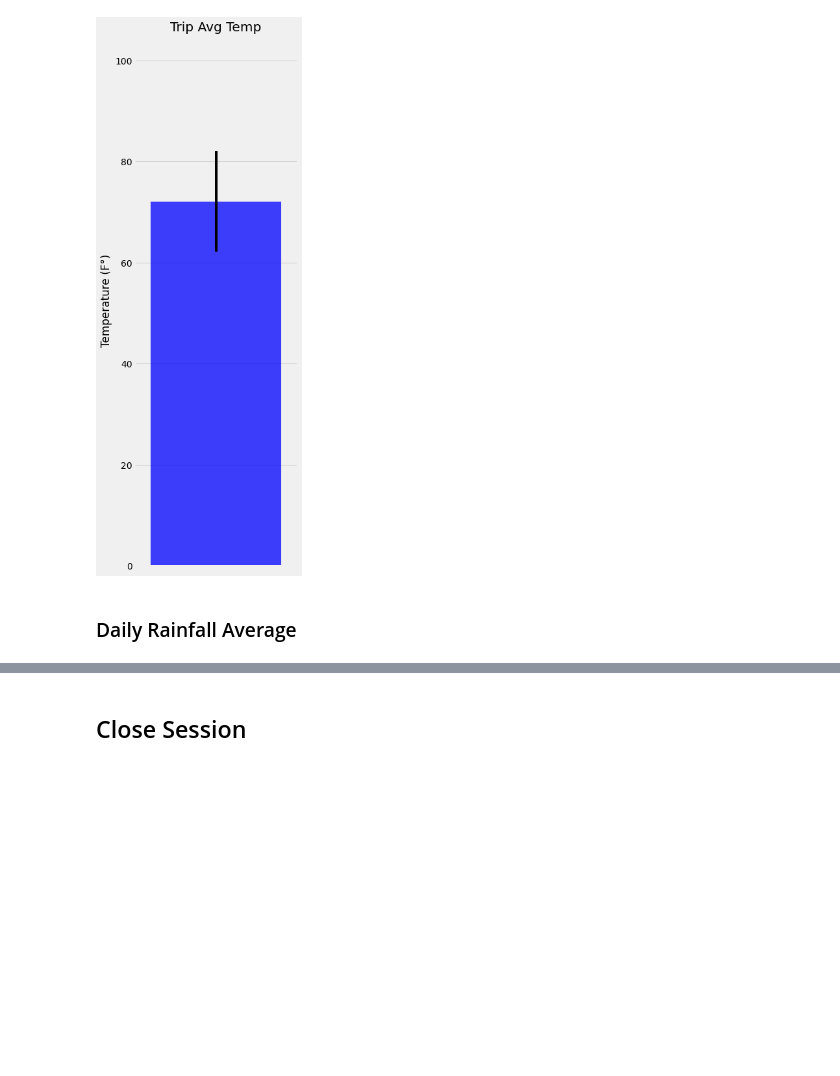
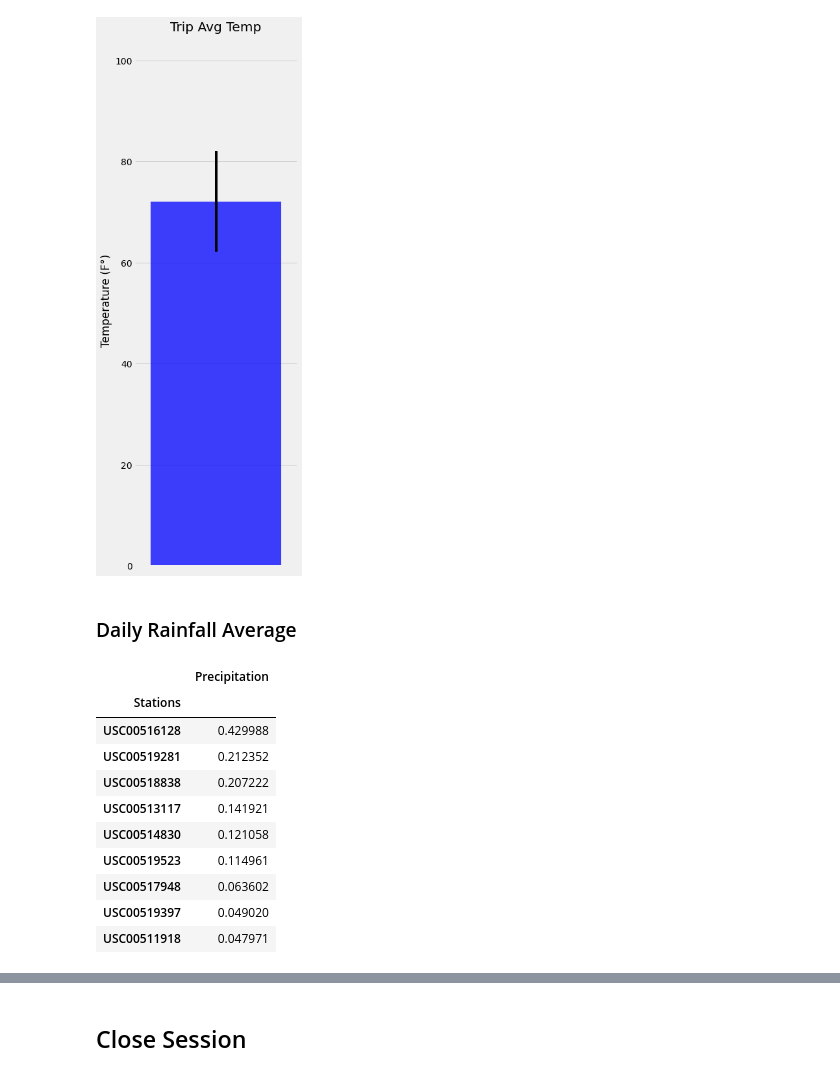
Before and after one commit to RaulMaya/Planning-Holidays, a Jupyter notebook: temp_analysis_bonus_2_starter.ipynb, the cells around one changed output, grey strips where cells are left out. Cells and saved outputs as stored; diff of their text form; code cells hidden in the pictures; blank space fills up the shorter version.

```diff
--- a/temp_analysis_bonus_2_starter.ipynb
+++ b/temp_analysis_bonus_2_starter.ipynb
@@ -99,4 +100,23 @@ plt.show()
 # %%
 # Calculate the total amount of rainfall per weather station for your trip dates using the previous year's
 # matching dates.
 # Sort this in descending order by precipitation amount and list the station, name, latitude, longitude, and elevation
+rainfall = session.query(Measurement.date, Measurement.station,Measurement.prcp).all()
+rainfall_df = pd.DataFrame(rainfall, columns=['Date', 'Stations','Precipitation'])
+rainfall_df = rainfall_df.dropna(how="any")
+rainfall_per_station = rainfall_df.groupby('Stations')
+rainfall_per_station = rainfall_per_station.mean()
+rainfall_per_station =  rainfall_per_station.sort_values(by='Precipitation', ascending = False)
+rainfall_per_station
+# %% [output]
+|  | Precipitation |
+| Stations |  |
+| USC00516128 | 0.429988 |
+| USC00519281 | 0.212352 |
+| USC00518838 | 0.207222 |
+| USC00513117 | 0.141921 |
+| USC00514830 | 0.121058 |
+| USC00519523 | 0.114961 |
+| USC00517948 | 0.063602 |
+| USC00519397 | 0.049020 |
+| USC00511918 | 0.047971 |
```
Also changed, not shown: parts of 8 cells of this notebook, 2 other files.
